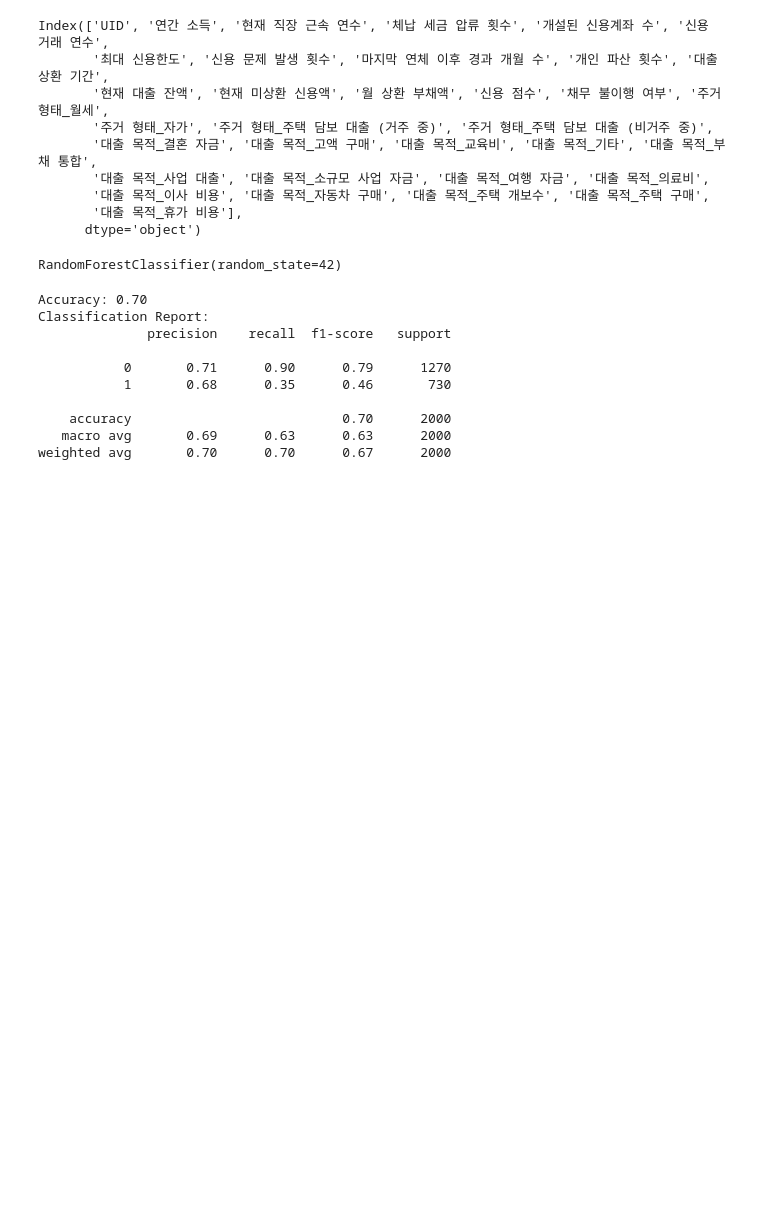
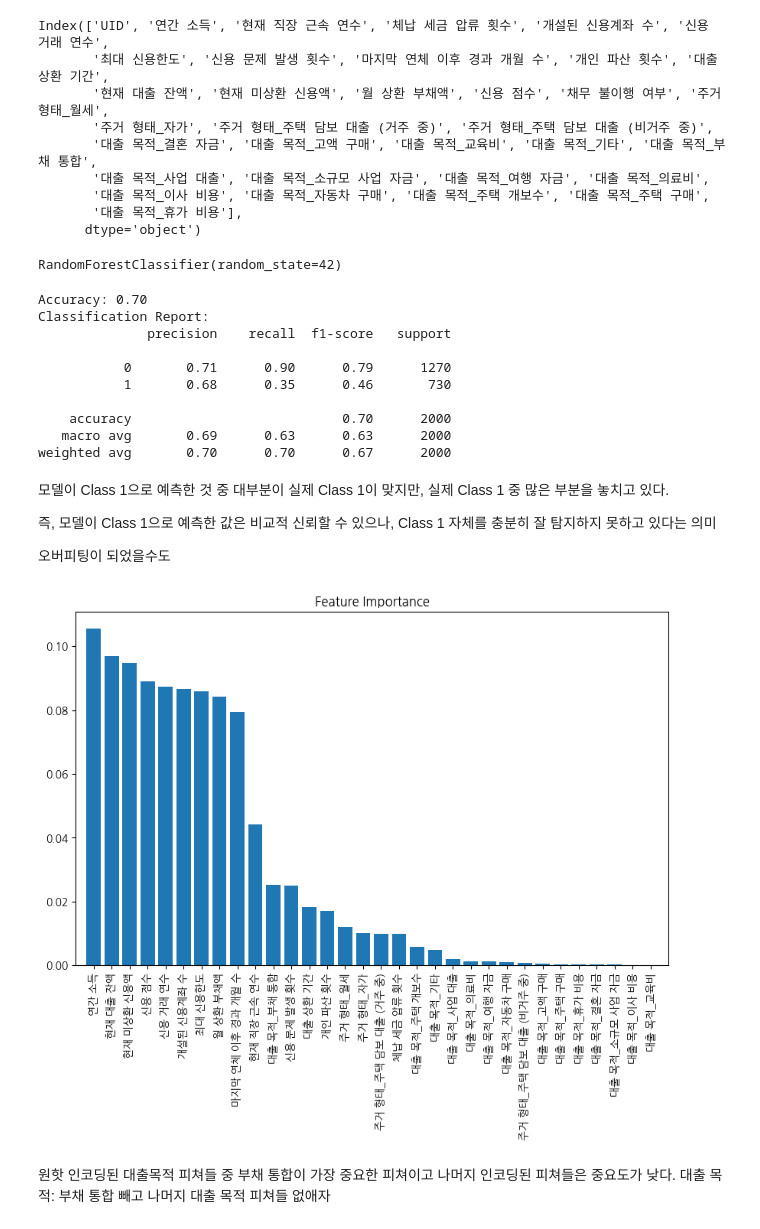
Before and after one commit to yuuunong/prediction-of-default, a Jupyter notebook: EDA2.ipynb, the cells around one changed output. Saved outputs shown, nothing was run; the diff lists cells and outputs as text; code cells hidden in the pictures; blank space fills up the shorter version.

```diff
--- a/EDA2.ipynb
+++ b/EDA2.ipynb
@@ -129,6 +129,28 @@ Classification Report:
     accuracy                           0.70      2000
    macro avg       0.69      0.63      0.63      2000
 weighted avg       0.70      0.70      0.67      2000
+# %% [markdown]
+모델이 Class 1으로 예측한 것 중 대부분이 실제 Class 1이 맞지만, 실제 Class 1 중 많은 부분을 놓치고 있다.
+
+즉, 모델이 Class 1으로 예측한 값은 비교적 신뢰할 수 있으나, Class 1 자체를 충분히 잘 탐지하지 못하고 있다는 의미
+
+오버피팅이 되었을수도
+# %%
+# 피처 중요도 계산
+importances = model.feature_importances_
+indices = np.argsort(importances)[::-1]  # 중요도에 따라 정렬
+# %%
+plt.figure(figsize=(10, 6))
+plt.title("Feature Importance")
+plt.bar(range(X.shape[1]), importances[indices], align='center')
+plt.xticks(range(X.shape[1]), X.columns[indices], rotation=90)
+plt.xlim([-1, X.shape[1]])
+plt.show()
+# %% [output]
+[figure, added]
+# %% [markdown]
+원핫 인코딩된 대출목적 피쳐들 중 부채 통합이 가장 중요한 피쳐이고 나머지 인코딩된 피쳐들은 중요도가 낮다.
+대출 목적: 부채 통합 빼고 나머지 대출 목적 피쳐들 없애자
 # %%
 import datetime
 today = datetime.datetime.today().strftime('%Y-%m-%d')
```
Also changed, not shown: parts of 1 cell of this notebook, 4 other files.
